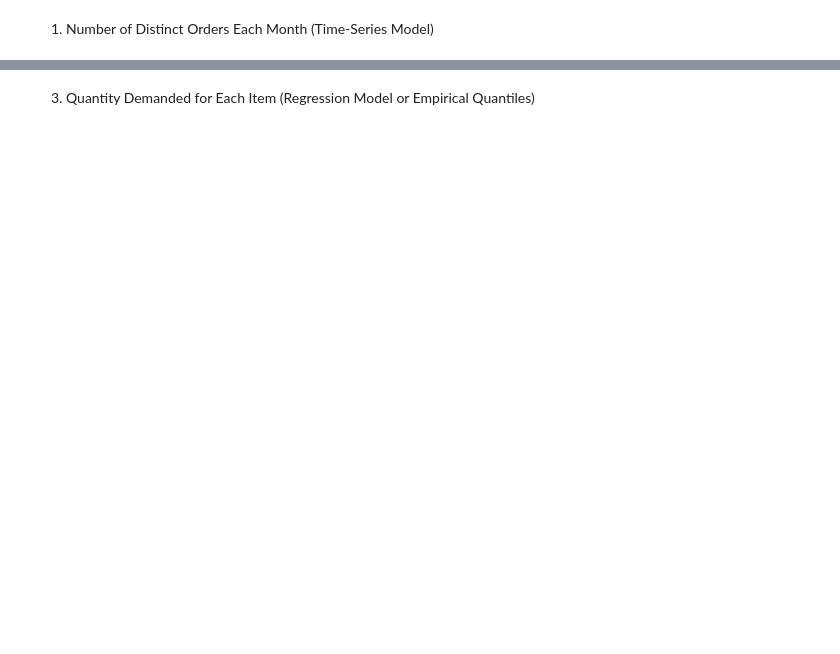
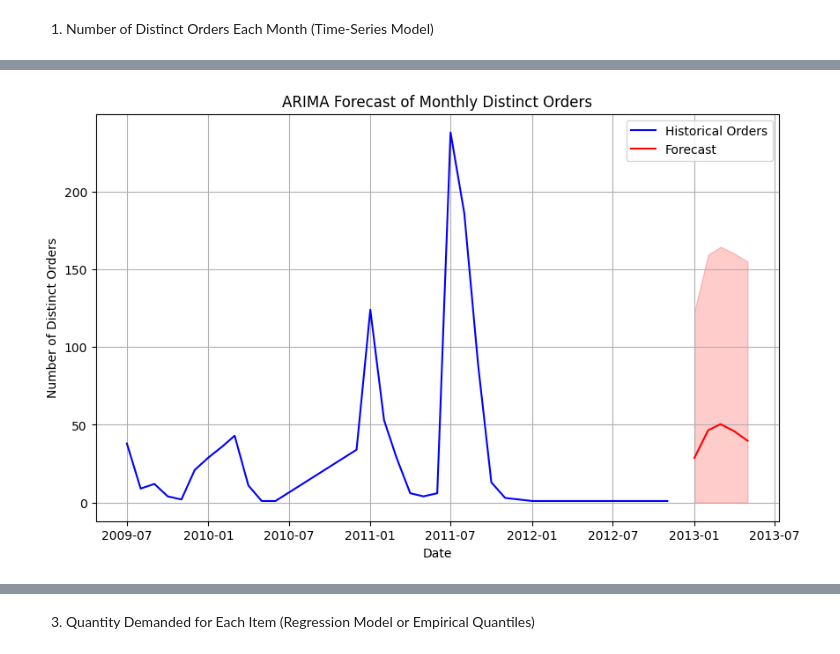
Before and after one commit to NazilaNajmul/schulich_data_science, a Jupyter notebook: Hackathon_codeset.ipynb, the cells around one changed output, grey strips where cells are left out. Saved outputs shown, nothing was run; the diff lists cells and outputs as text; code cells hidden in the pictures; blank space fills up the shorter version.

```diff
--- a/Hackathon_codeset.ipynb
+++ b/Hackathon_codeset.ipynb
@@ -10,0 +87,6 @@ data = pd.read_csv(file_path)
+# %%
+# Fit the ARIMA model
+model = ARIMA(monthly_orders, order=(2, 1, 2))
+model_fit = model.fit()
+
+print(model_fit.summary())
@@ -10,0 +111,38 @@ data = pd.read_csv(file_path)
+# %%
+# Forecast for the next 5 months
+forecast = model_fit.get_forecast(steps=5)
+forecast_ci = forecast.conf_int()  # Confidence intervals
+
+# Replace negative lower bounds with 0
+forecast_ci[forecast_ci < 0] = 0
+# %%
+# Get the forecasted months (skip the last month of historical data)
+forecast_months = pd.date_range(
+    start=monthly_orders.index[-1].end_time,  # Use the end of the last known period
+    periods=6,  # periods=6 to include the first forecast month
+    freq='M')[1:]  # Skip the first forecasted month (it's the last historical month)
+# %%
+# Assign the forecasted values and confidence intervals to the forecast months
+forecasted_values = forecast.predicted_mean
+lower_bound = forecast_ci.iloc[:, 0]
+upper_bound = forecast_ci.iloc[:, 1]
+# %%
+# Plotting the results
+plt.figure(figsize=(10, 6))
+plt.plot(monthly_orders.index.to_timestamp(), monthly_orders, label='Historical Orders', color='blue')
+plt.plot(forecast_months, forecasted_values, label='Forecast', color='red')
+
+# Plot the confidence intervals
+plt.fill_between(forecast_months, lower_bound, upper_bound, color='red', alpha=0.2)
+
+# Add labels and legend
+plt.legend()
+plt.title("ARIMA Forecast of Monthly Distinct Orders")
+plt.xlabel("Date")
+plt.ylabel("Number of Distinct Orders")
+plt.grid(True)
+
+# Show plot
+plt.show()
+# %% [output]
+[figure, added]
```
Also changed, not shown: parts of 61 cells of this notebook.
